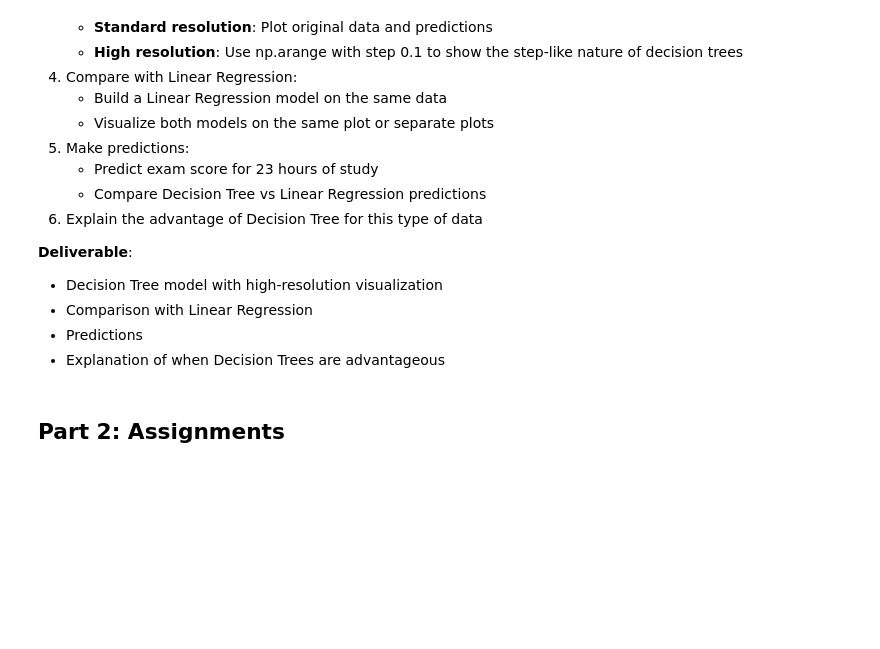
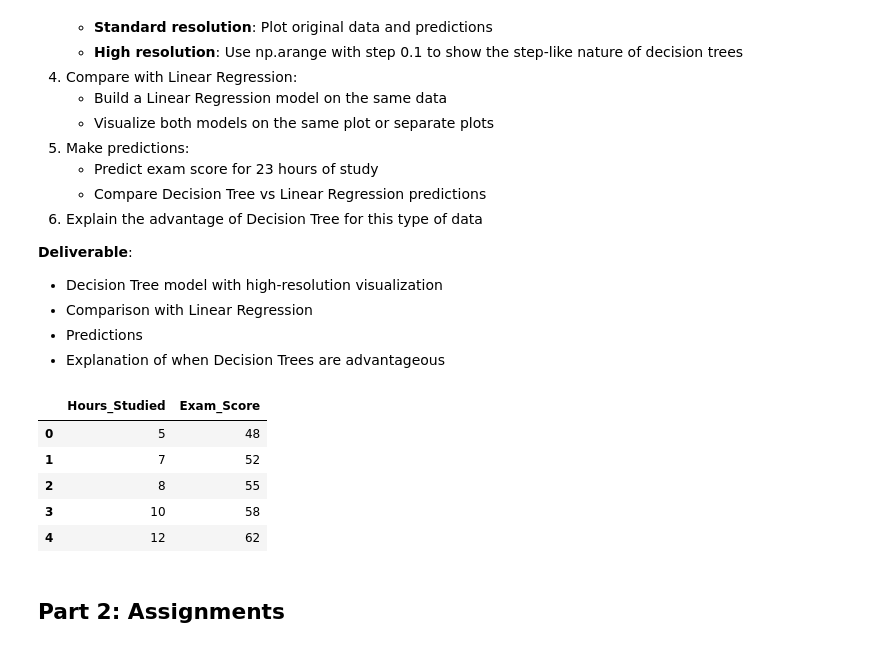
Before and after one commit to Ezerioha-ifeanyi/Week-15-Take-Home, a Jupyter notebook: Take Home.ipynb, the cells around one changed output. Saved outputs shown, nothing was run; the diff lists cells and outputs as text; code cells hidden in the pictures; blank space fills up the shorter version.

Commit message:
loaded and splitted the exam data into features and target variable

```diff
--- a/Take Home.ipynb
+++ b/Take Home.ipynb
@@ -363,3 +378,17 @@ SVR()
 - Comparison with Linear Regression
 - Predictions
 - Explanation of when Decision Trees are advantageous
+# %%
+# import the dataset
+
+examData = pd.read_csv("task3_decision_tree_data.csv")
+
+# view the first 5 rows of the data
+examData.head()
+# %% [output]
+|  | Hours_Studied | Exam_Score |
+| 0 | 5 | 48 |
+| 1 | 7 | 52 |
+| 2 | 8 | 55 |
+| 3 | 10 | 58 |
+| 4 | 12 | 62 |
```
Also changed, not shown: parts of 4 cells of this notebook.
